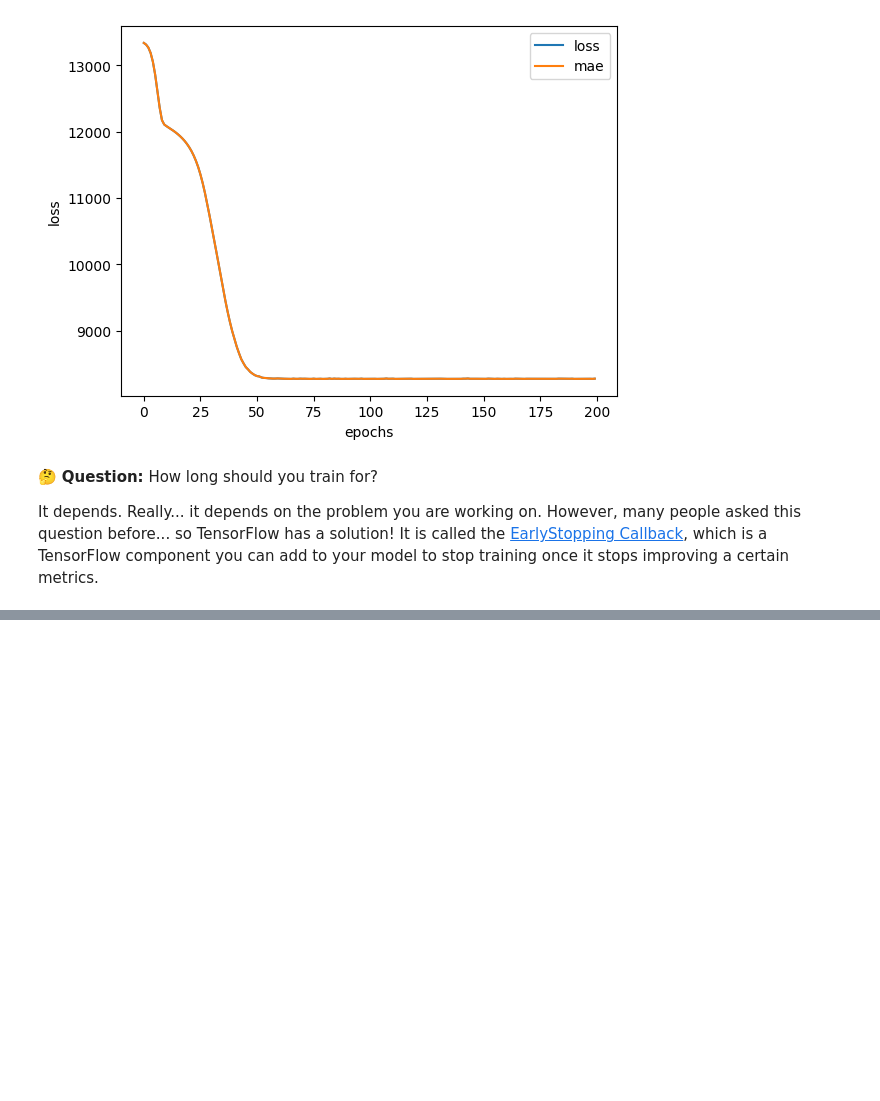
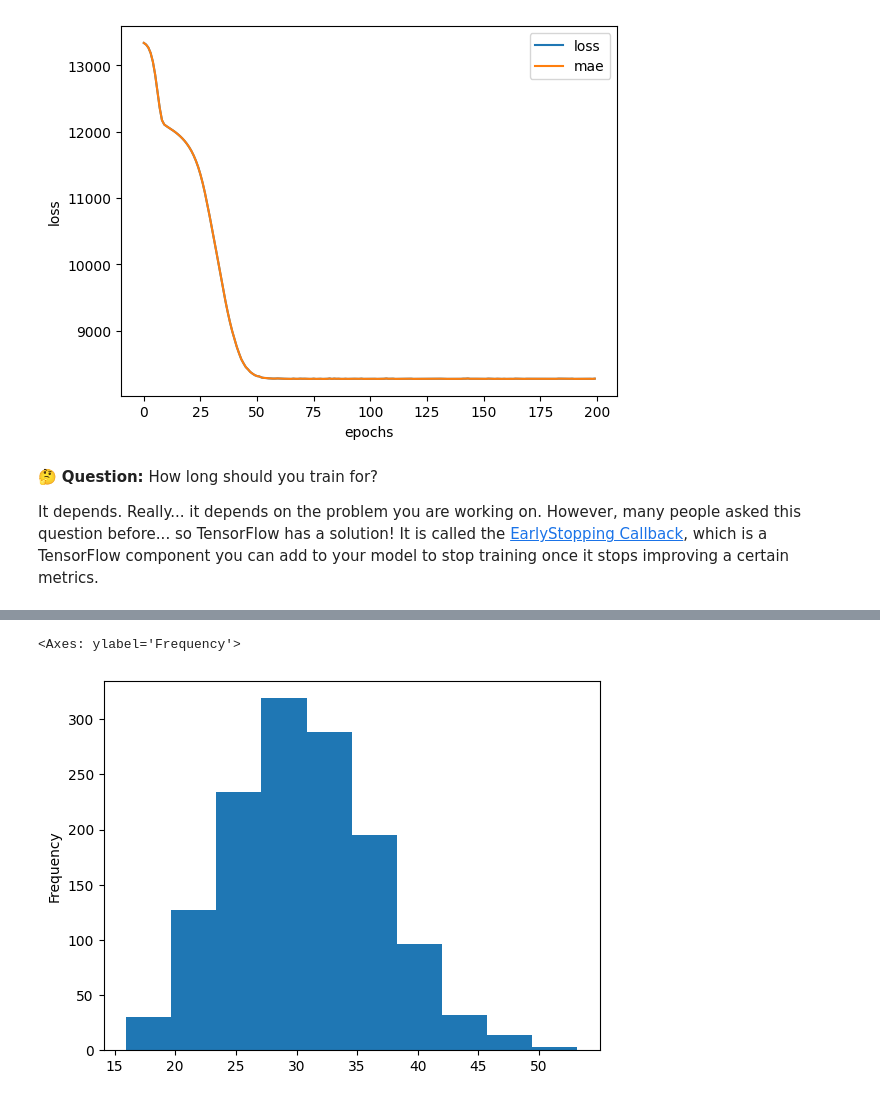
Before and after one commit to jacob7123/TensorFlow, a Jupyter notebook: 01_neural_network_regression_with_tensorflow.ipynb, the cells around one changed output, grey strips where cells are left out. Drawn from its saved outputs; the diff is of its cells as text; code cells hidden in the pictures; blank space fills up the shorter version.

```diff
--- a/01_neural_network_regression_with_tensorflow.ipynb
+++ b/01_neural_network_regression_with_tensorflow.ipynb
@@ -1114,0 +1142,5 @@ X_train, y_train
+# %%
+X["bmi"].plot(kind="hist")
+# %% [output]
+<Axes: ylabel='Frequency'>
+[figure, added]
```
Also changed, not shown: parts of 7 cells of this notebook.
